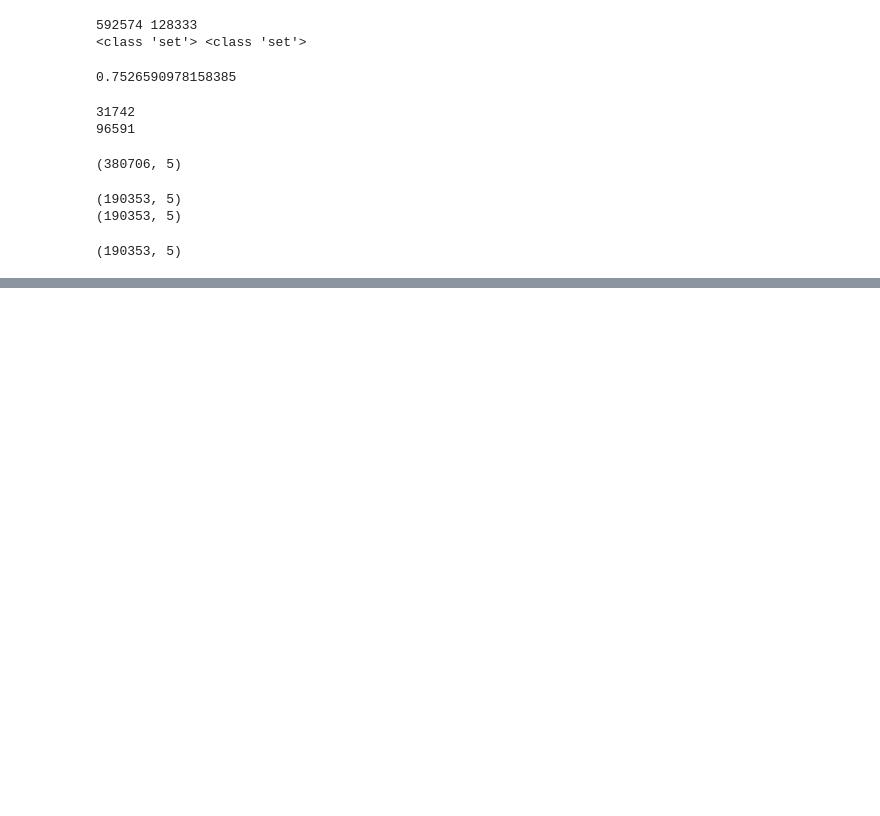
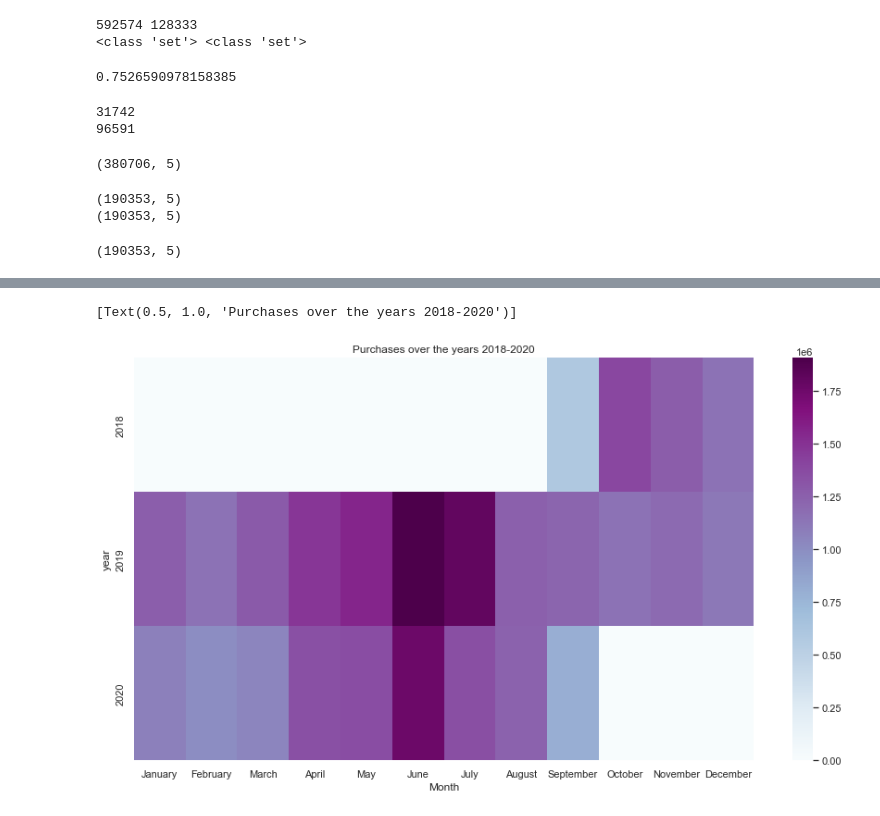
Before and after one commit to AdityaAS/Fashion-Recommendation-using-ML, a Jupyter notebook: data_preprocessed.ipynb, the cells around one changed output, grey strips where cells are left out. Drawn from its saved outputs; the diff is of its cells as text; code cells hidden in the pictures; blank space fills up the shorter version.

```diff
--- a/data_preprocessed.ipynb
+++ b/data_preprocessed.ipynb
@@ -108,0 +139,10 @@ print(test_x.shape)
+# %%
+pt2 = y_original.pivot_table(index="year",columns="Month",values="Purchases", aggfunc="sum").fillna(0)
+months = ["January", "February", "March", "April", "May", "June", "July", "August", "September", "October", "November", "December"]
+
+pt2.columns = pd.CategoricalIndex(pt2.columns,categories=months)
+pt2.sort_index(1,inplace=True)
+sns.heatmap(pt2, cmap="BuPu").set(title='Purchases over the years 2018-2020')
+# %% [output]
+[Text(0.5, 1.0, 'Purchases over the years 2018-2020')]
+[figure, added]
```
Also changed, not shown: parts of 8 cells of this notebook, 1 other file.
